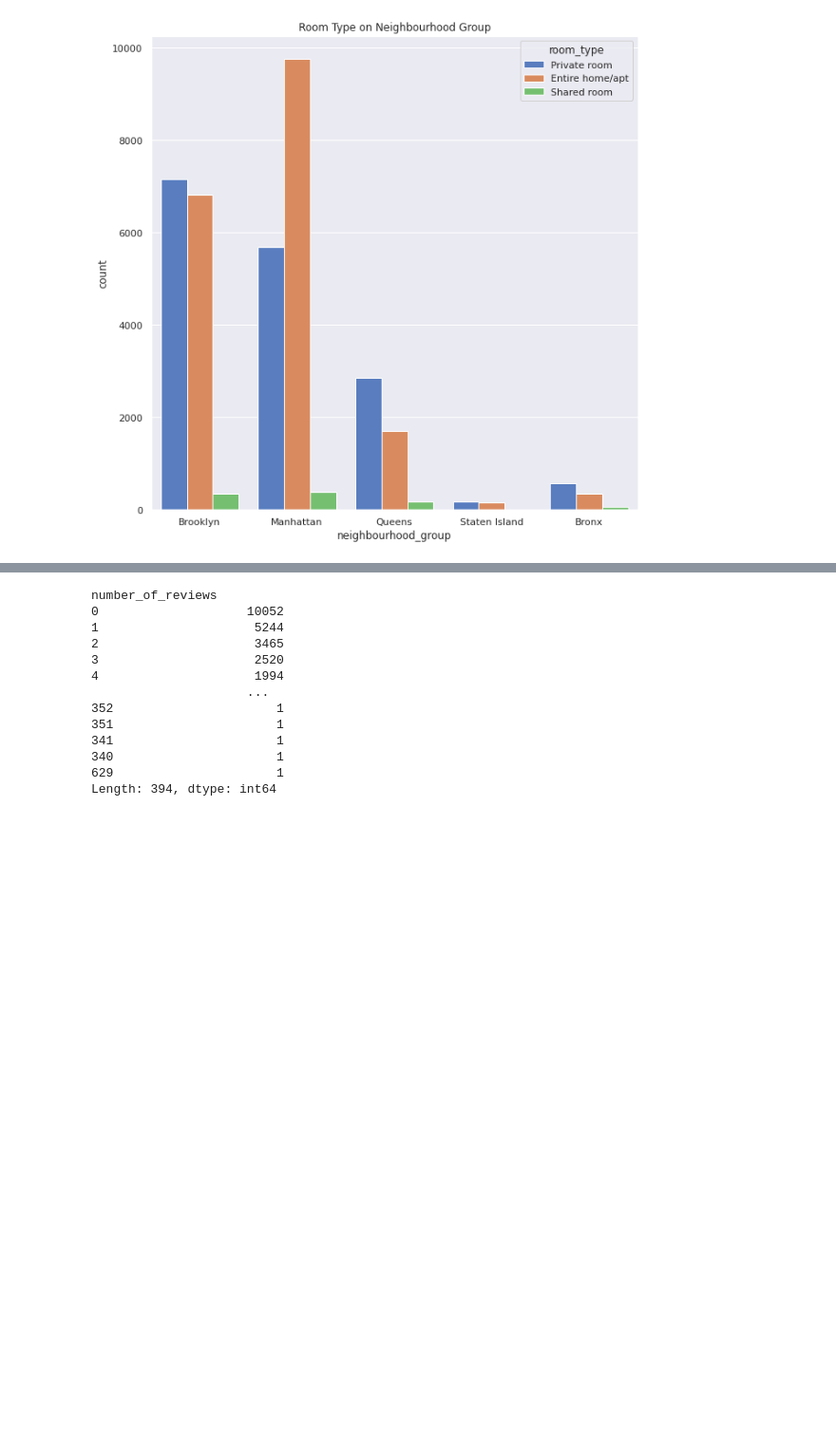
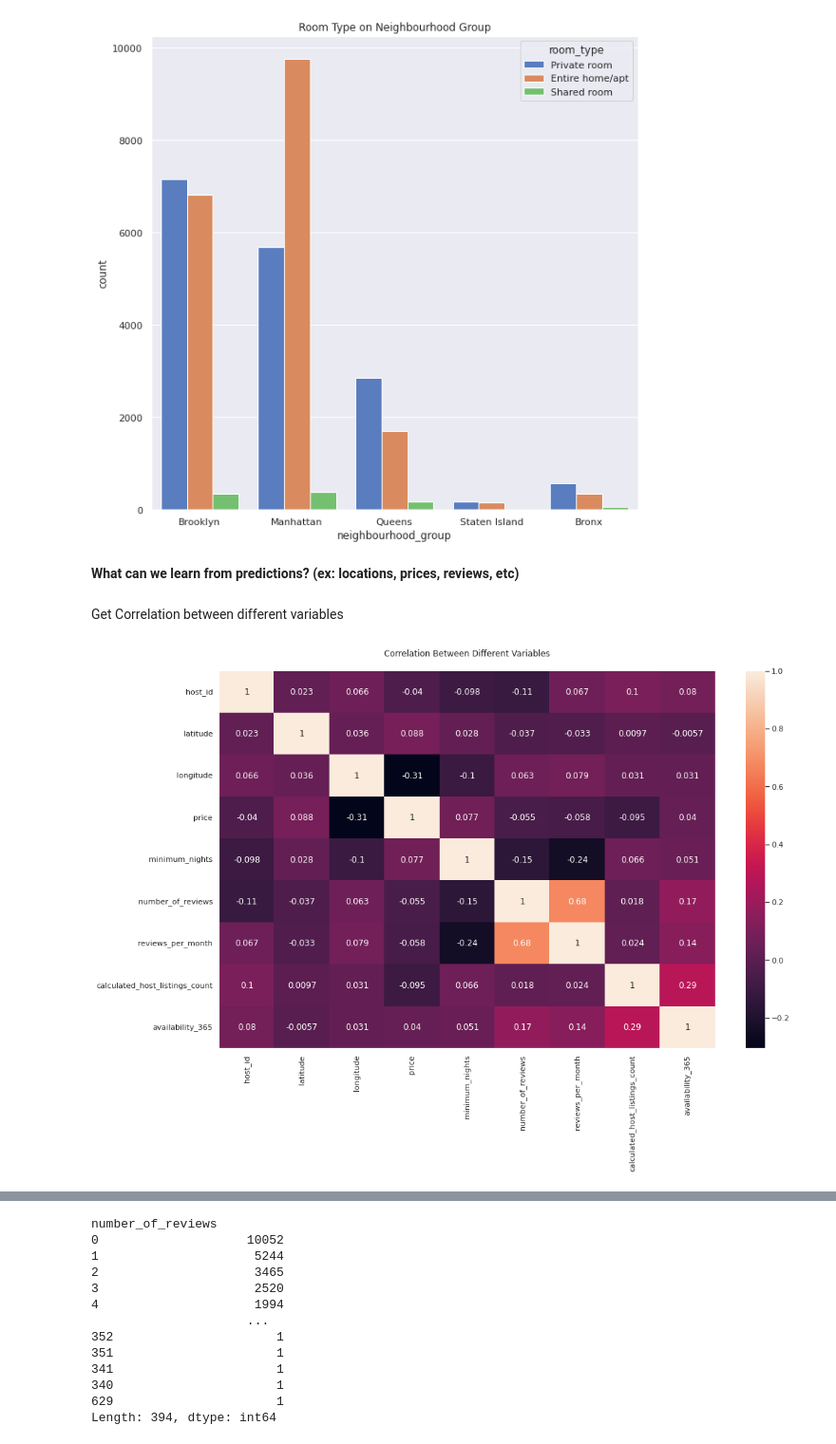
Before and after one commit to NehaGupta-DataScientists/AirbnbBookingAnalysis-, a Jupyter notebook: My_Airbnb_Bookings_Analysis_Capstone_Project.ipynb, the cells around one changed output, grey strips where cells are left out. Shown: that part at 95% size. Drawn from its saved outputs; the diff is of its cells as text; code cells hidden in the pictures; blank space fills up the shorter version.

```diff
--- a/My_Airbnb_Bookings_Analysis_Capstone_Project.ipynb
+++ b/My_Airbnb_Bookings_Analysis_Capstone_Project.ipynb
@@ -432,3 +432,15 @@ sns.countplot(x=data_frame.neighbourhood_group,hue=data_frame.room_type, palette
 plt.show()
 # %% [output]
 [figure]
+# %% [markdown]
+**What can we learn from predictions? (ex: locations, prices, reviews, etc)**
+# %% [markdown]
+Get Correlation between different variables
+# %%
+corr = data_frame.corr(method='kendall')
+plt.figure(figsize=(16,10))
+plt.title("Correlation Between Different Variables\n")
+sns.heatmap(corr, annot=True)
+plt.show()
+# %% [output]
+[figure, added]
```
Also changed, not shown: parts of 8 cells of this notebook.
